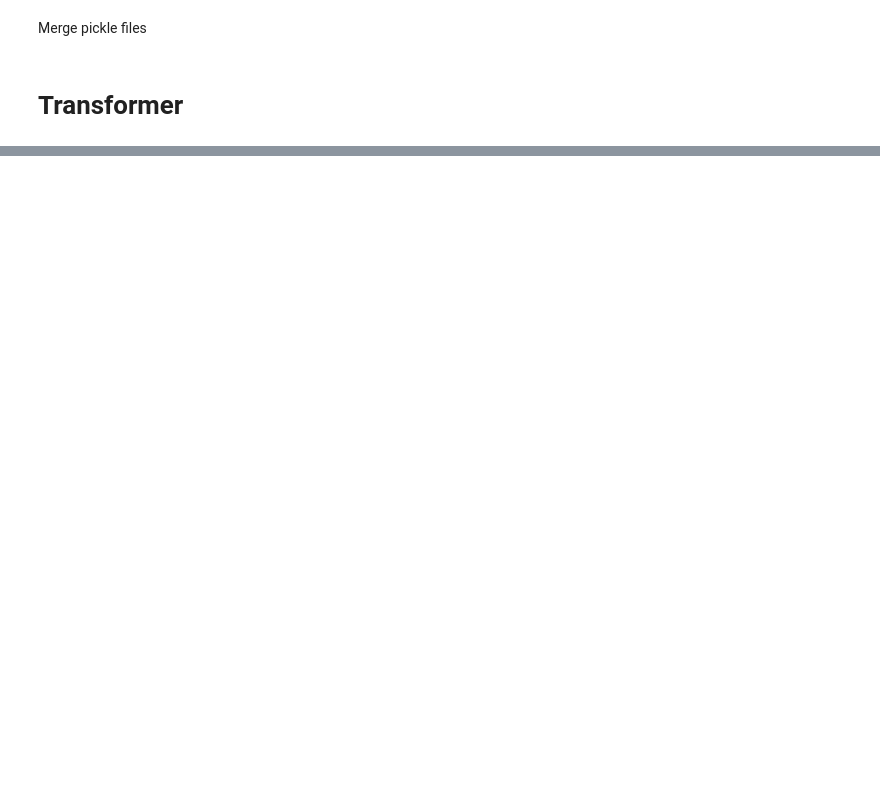
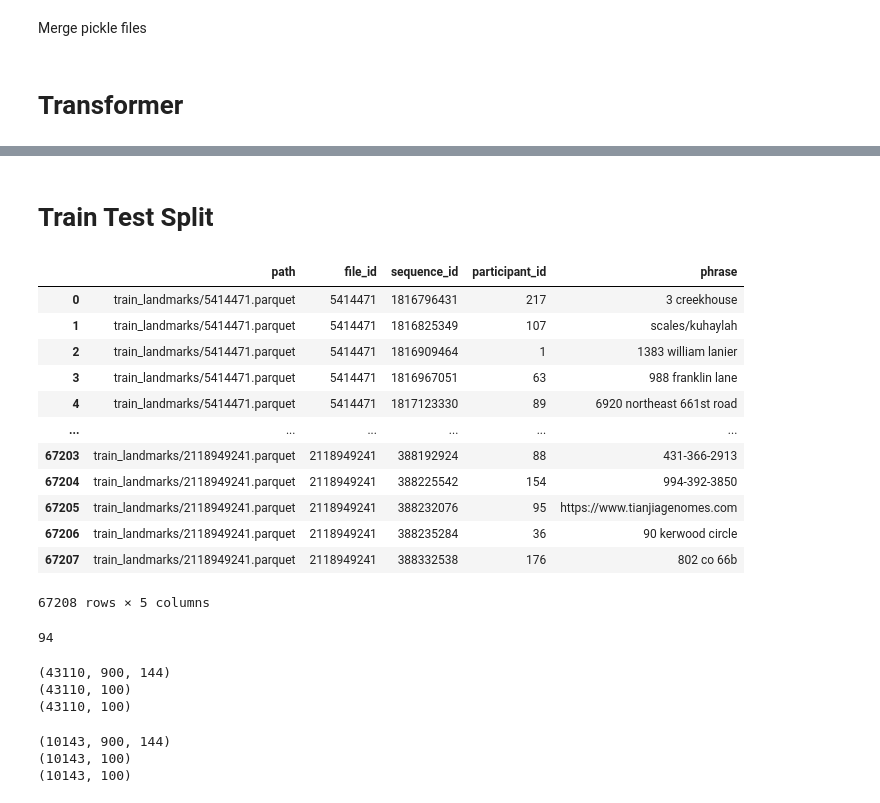
Before and after one commit to 4nn1k4/ASL-Fingerspelling-Translation, a Jupyter notebook: Data Inspection.ipynb, the cells around one changed output, grey strips where cells are left out. Cells and saved outputs as stored; diff of their text form; code cells hidden in the pictures; blank space fills up the shorter version.

Commit message:
added train test splitting

```diff
--- a/Data Inspection.ipynb
+++ b/Data Inspection.ipynb
@@ -835,0 +504,26 @@ Epoch 5/5
+# %% [markdown]
+# Train Test Split
+# %%
+import pandas as pd
+
+df_test = pd.read_csv('./dataset complete/train.csv')
+df_test
+# %% [output]
+|  | path | file_id | sequence_id | participant_id | phrase |
+| 0 | train_landmarks/5414471.parquet | 5414471 | 1816796431 | 217 | 3 creekhouse |
+| 1 | train_landmarks/5414471.parquet | 5414471 | 1816825349 | 107 | scales/kuhaylah |
+| 2 | train_landmarks/5414471.parquet | 5414471 | 1816909464 | 1 | 1383 william lanier |
+| 3 | train_landmarks/5414471.parquet | 5414471 | 1816967051 | 63 | 988 franklin lane |
+| 4 | train_landmarks/5414471.parquet | 5414471 | 1817123330 | 89 | 6920 northeast 661st road |
+| ... | ... | ... | ... | ... | ... |
+| 67203 | train_landmarks/2118949241.parquet | 2118949241 | 388192924 | 88 | 431-366-2913 |
+| 67204 | train_landmarks/2118949241.parquet | 2118949241 | 388225542 | 154 | 994-392-3850 |
+| 67205 | train_landmarks/2118949241.parquet | 2118949241 | 388232076 | 95 | https://www.tianjiagenomes.com |
+| 67206 | train_landmarks/2118949241.parquet | 2118949241 | 388235284 | 36 | 90 kerwood circle |
+| 67207 | train_landmarks/2118949241.parquet | 2118949241 | 388332538 | 176 | 802 co 66b |
+67208 rows × 5 columns
+# %%
+p_ids = df_test.participant_id.unique().tolist()
+len(p_ids)
+# %% [output]
+94
@@ -835,0 +601,16 @@ Epoch 5/5
+# %%
+print(inputs_train.shape)
+print(targets_train.shape)
+print(contexts_train.shape)
+# %% [output]
+(43110, 900, 144)
+(43110, 100)
+(43110, 100)
+# %%
+print(inputs_test.shape)
+print(targets_test.shape)
+print(contexts_test.shape)
+# %% [output]
+(10143, 900, 144)
+(10143, 100)
+(10143, 100)
```
Also changed, not shown: parts of 37 cells of this notebook, 2 other files.
